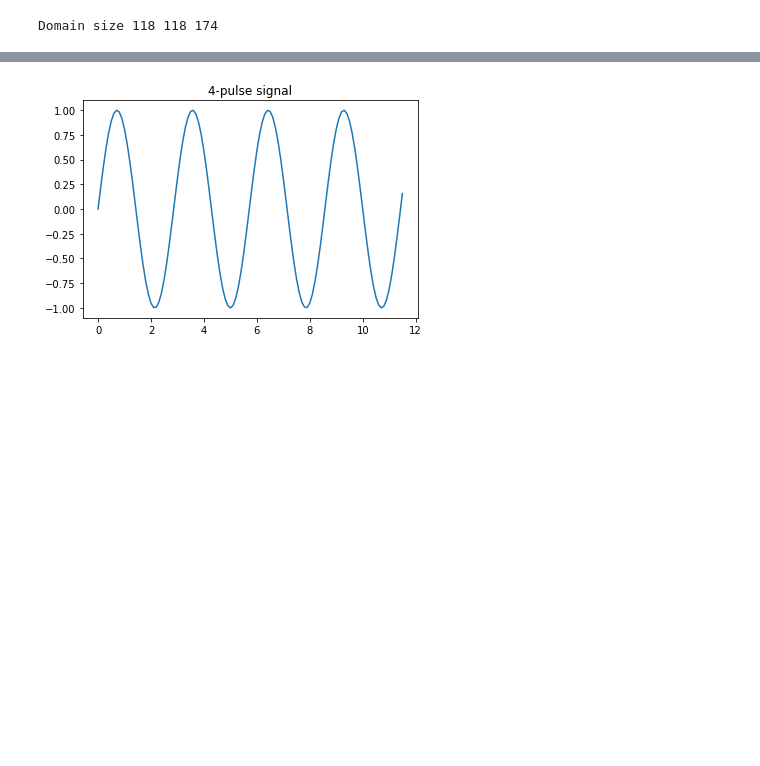
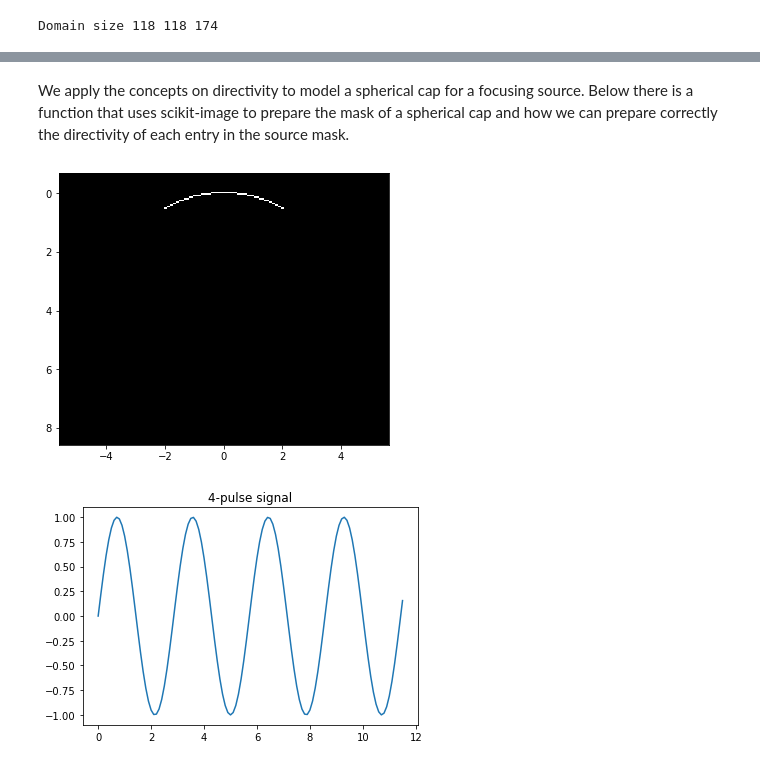
Before and after one commit to ProteusMRIgHIFU/BabelViscoFDTD, a Jupyter notebook: Example Notebooks/3 - Focusing Sources.ipynb, the cells around one changed output, grey strips where cells are left out. Saved outputs shown, nothing was run; the diff lists cells and outputs as text; code cells hidden in the pictures; blank space fills up the shorter version.

```diff
--- a/Example Notebooks/3 - Focusing Sources.ipynb
+++ b/Example Notebooks/3 - Focusing Sources.ipynb
@@ -95,3 +49,61 @@ plt.imshow(SourceMap[:,int(N2/2),:].T,cmap=plt.cm.gray,extent=[XDim.min(),XDim.m
+# %% [markdown]
+We apply the concepts on directivity to model a spherical cap for a focusing source. Below there is a function that uses scikit-image to prepare the mask of a spherical cap and how we can prepare correctly the directivity of each entry in the source mask.
+# %%
+
+def MakeFocusingSource(N1,N2,N3,SpatialStep,TxRadius,TxDiameter,Angle):
+    #simple defintion of a focusing source centred in the domain,
+    #please note this is not a bullet-proof solution as it may not work for all cases
+    XDim=np.arange(N1)*SpatialStep
+    YDim=np.arange(N2)*SpatialStep
+    ZDim=np.arange(N3)*SpatialStep
+    XDim-=XDim[int(N1/2)]
+    YDim-=YDim[int(N2/2)]
+    ZDim-=ZDim[int(N3/2)]
+    XX,YY,ZZ=np.meshgrid(YDim,XDim,ZDim)#note we have to invert this because how meshgrid works
+    Depth=np.sqrt(TxRadius**2-(TxDiameter/2.0)**2)
+    cX=int(N1/2)
+    cZ=int(N3/2)
+
+    MaskSource=np.zeros((N1,N2,N3),np.bool)
+    FillMask=np.zeros((N1,N2,N3))
+
+    for n,y in enumerate(YDim):
+        if np.abs(y)<TxRadius:
+            cDiam=int(np.ceil(TxRadius*np.sin(np.arccos(y/TxRadius))/SpatialStep))
+            rr, cc = circle_perimeter(cX,cZ,cDiam,shape=(N1,N3))
+            MaskSource[rr,n,cc]=np.True_
+            rr,cc=disk((cX,cZ),cDiam+1,shape=(N1,N3))
+            FillMask[rr,n,cc]=1
+
+
+    FillMask[ZZ<=-Depth]=0.
+    #instead of rotating the arc, we rotate the mask that will negate the perimeter to be turned off
+    if Angle!=0.:
+        for n in range(N2):
+            FillMask[:,n,:]=rotate(FillMask[:,n,:],Angle,preserve_range=True)
+
+    MaskSource[FillMask!=0]=False
+
+    #since the sphere mask is 0-centred, the orientation vectors in each point is straighforward
+    OxOyOz=np.vstack((-XX.flatten(),-YY.flatten(),-ZZ.flatten())).T
+    #and we just normalize
+    OxOyOz/=np.tile( np.linalg.norm(OxOyOz,axis=1).reshape(OxOyOz.shape[0],1),[1,3])
+    Ox=OxOyOz[:,1].reshape(XX.shape)
+    Oy=OxOyOz[:,0].reshape(XX.shape)
+    Oz=OxOyOz[:,2].reshape(XX.shape)
+    Ox[MaskSource==False]=0
+    Oy[MaskSource==False]=0
+    Oz[MaskSource==False]=0
+    return MaskSource.astype(np.uint32),Ox,Oy,Oz
+
+SourceMap,Ox,Oy,Oz=MakeFocusingSource(N1,N2,N3,SpatialStep,TxRadius,TxDiameter,0)
+XDim=(np.arange(N1)*SpatialStep-(PMLThickness+1)*SpatialStep)*100 #cm
+XDim-=XDim.mean()
+ZDim=(np.arange(N3)*SpatialStep-(PMLThickness+1)*SpatialStep)*100 #cm
+plt.figure(figsize=(6,5))
+plt.imshow(SourceMap[:,int(N2/2),:].T,cmap=plt.cm.gray,extent=[XDim.min(),XDim.max(),ZDim.max(),ZDim.min()]);
+# %% [output]
+[figure, added]
 # %%
 LengthSource=4.0/Frequency #we will use 4 pulses
 TimeVectorSource=np.arange(0,LengthSource+TemporalStep,TemporalStep)
```
Also changed, not shown: parts of 21 cells of this notebook, 4 other files.
